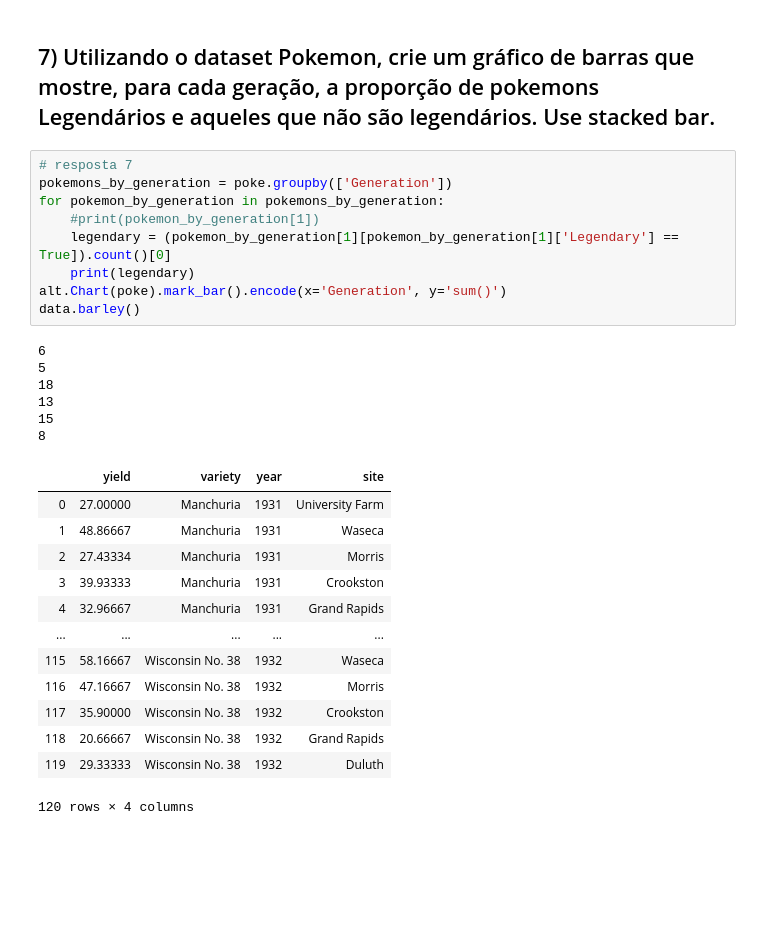
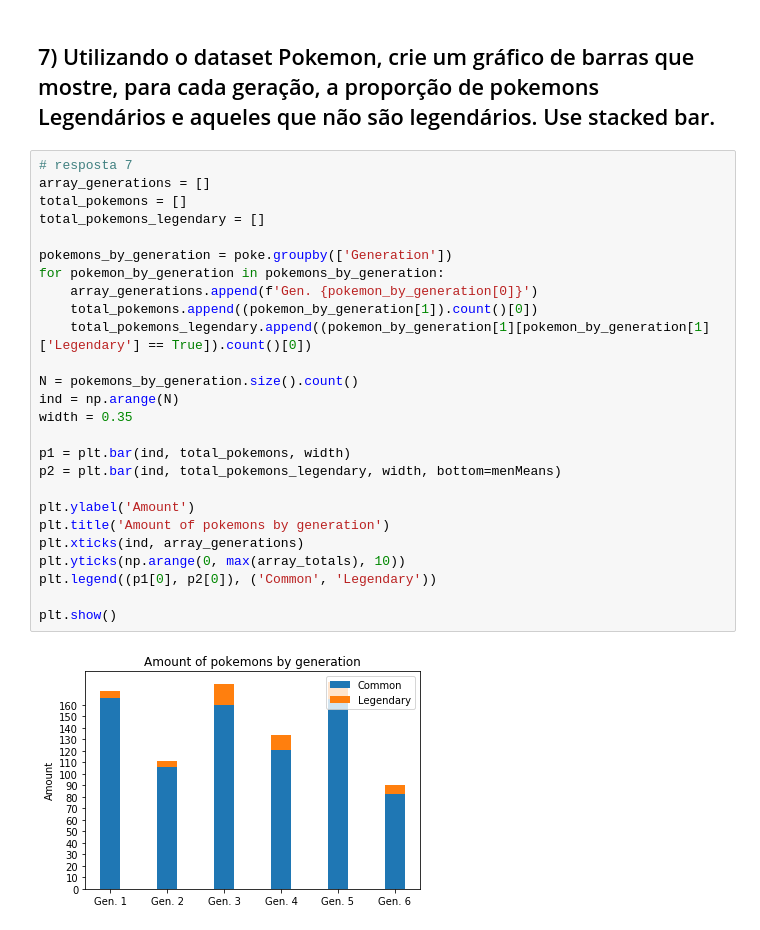
Before and after one commit to lennonalvesdias/fiap-8ia-python, a Jupyter notebook: desafio_aula6_lennon_dias.ipynb, the cells around one changed output. Cells and saved outputs as stored; diff of their text form; blank space fills up the shorter version.

```diff
--- a/desafio_aula6_lennon_dias.ipynb
+++ b/desafio_aula6_lennon_dias.ipynb
@@ -112,31 +112,30 @@ pokemon_by_type1.head(10)
 # %% [markdown]
 ## 7) Utilizando o dataset Pokemon, crie um gráfico de barras que mostre, para cada geração, a proporção de pokemons Legendários e aqueles que não são legendários. Use stacked bar.
-# %%
-# resposta 7
-pokemons_by_generation = poke.groupby(['Generation'])
-for pokemon_by_generation in pokemons_by_generation:
-    #print(pokemon_by_generation[1])
-    legendary = (pokemon_by_generation[1][pokemon_by_generation[1]['Legendary'] == True]).count()[0]
-    print(legendary)
-alt.Chart(poke).mark_bar().encode(x='Generation', y='sum()')
-data.barley()
-# %% [output]
-6
-5
-18
-13
-15
-8
-|  | yield | variety | year | site |
-| 0 | 27.00000 | Manchuria | 1931 | University Farm |
-| 1 | 48.86667 | Manchuria | 1931 | Waseca |
-| 2 | 27.43334 | Manchuria | 1931 | Morris |
-| 3 | 39.93333 | Manchuria | 1931 | Crookston |
-| 4 | 32.96667 | Manchuria | 1931 | Grand Rapids |
-| ... | ... | ... | ... | ... |
-| 115 | 58.16667 | Wisconsin No. 38 | 1932 | Waseca |
-| 116 | 47.16667 | Wisconsin No. 38 | 1932 | Morris |
-| 117 | 35.90000 | Wisconsin No. 38 | 1932 | Crookston |
-| 118 | 20.66667 | Wisconsin No. 38 | 1932 | Grand Rapids |
-| 119 | 29.33333 | Wisconsin No. 38 | 1932 | Duluth |
-120 rows × 4 columns
+# %%
+# resposta 7
+array_generations = []
+total_pokemons = []
+total_pokemons_legendary = []
+
+pokemons_by_generation = poke.groupby(['Generation'])
+for pokemon_by_generation in pokemons_by_generation:
+    array_generations.append(f'Gen. {pokemon_by_generation[0]}')
+    total_pokemons.append((pokemon_by_generation[1]).count()[0])
+    total_pokemons_legendary.append((pokemon_by_generation[1][pokemon_by_generation[1]['Legendary'] == True]).count()[0])
+
+N = pokemons_by_generation.size().count()
+ind = np.arange(N)
+width = 0.35
+
+p1 = plt.bar(ind, total_pokemons, width)
+p2 = plt.bar(ind, total_pokemons_legendary, width, bottom=menMeans)
+
+plt.ylabel('Amount')
+plt.title('Amount of pokemons by generation')
+plt.xticks(ind, array_generations)
+plt.yticks(np.arange(0, max(array_totals), 10))
+plt.legend((p1[0], p2[0]), ('Common', 'Legendary'))
+
+plt.show()
+# %% [output]
+[figure, added]
```
Also changed, not shown: parts of 4 cells of this notebook, 1 other file.
